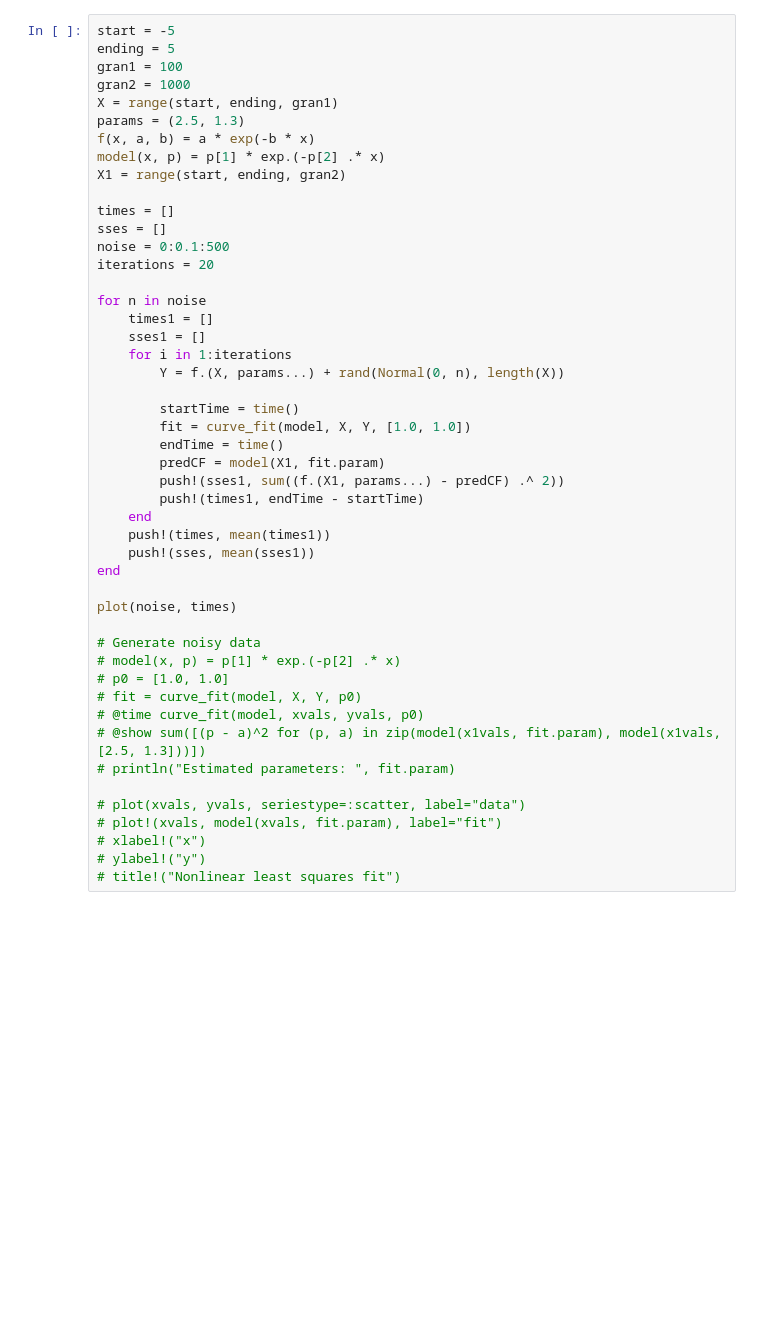
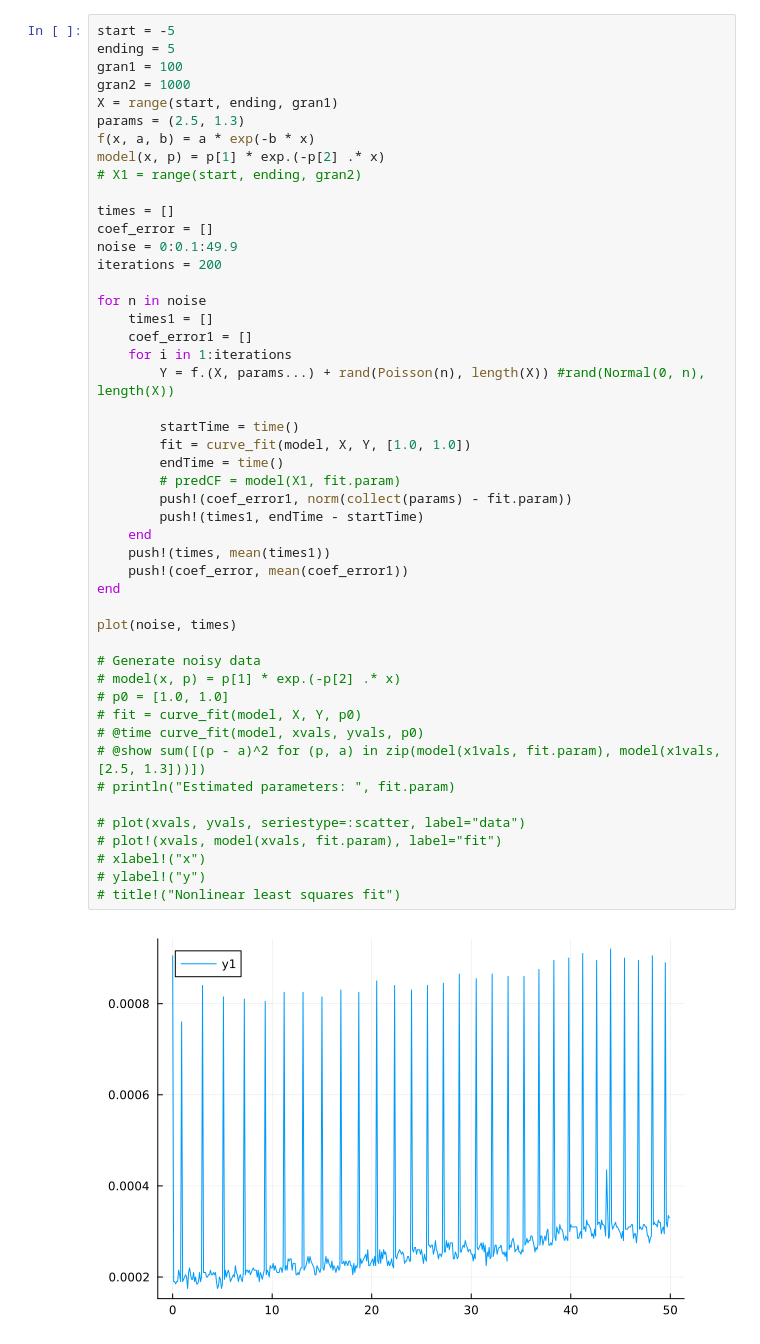
Before and after one commit to etmi7372/CSCI3656-Regression-Method-Comparison, a Jupyter notebook: Julia Nonlinear Regression.ipynb, the cells around one changed output. Saved outputs shown, nothing was run; the diff lists cells and outputs as text; blank space fills up the shorter version.

Commit message:
Chart creation nonlinear regression

```diff
--- a/Julia Nonlinear Regression.ipynb
+++ b/Julia Nonlinear Regression.ipynb
@@ -12,43 +15,45 @@ X = range(start, ending, gran1)
 params = (2.5, 1.3)
 f(x, a, b) = a * exp(-b * x)
 model(x, p) = p[1] * exp.(-p[2] .* x)
-X1 = range(start, ending, gran2)
+# X1 = range(start, ending, gran2)
 
 times = []
-sses = []
-noise = 0:0.1:500
-iterations = 20
+coef_error = []
+noise = 0:0.1:49.9
+iterations = 200
 
 for n in noise
     times1 = []
-    sses1 = []
+    coef_error1 = []
     for i in 1:iterations
-        Y = f.(X, params...) + rand(Normal(0, n), length(X))
+        Y = f.(X, params...) + rand(Poisson(n), length(X)) #rand(Normal(0, n), length(X))
 
         startTime = time()
         fit = curve_fit(model, X, Y, [1.0, 1.0])
         endTime = time()
-        predCF = model(X1, fit.param)
-        push!(sses1, sum((f.(X1, params...) - predCF) .^ 2))
+        # predCF = model(X1, fit.param)
+        push!(coef_error1, norm(collect(params) - fit.param))
         push!(times1, endTime - startTime)
     end
     push!(times, mean(times1))
-    push!(sses, mean(sses1))
+    push!(coef_error, mean(coef_error1))
 end
 
 plot(noise, times)
 
 # Generate noisy data
 # model(x, p) = p[1] * exp.(-p[2] .* x)
 # p0 = [1.0, 1.0]
 # fit = curve_fit(model, X, Y, p0)
 # @time curve_fit(model, xvals, yvals, p0)
 # @show sum([(p - a)^2 for (p, a) in zip(model(x1vals, fit.param), model(x1vals, [2.5, 1.3]))])
 # println("Estimated parameters: ", fit.param)
 
 # plot(xvals, yvals, seriestype=:scatter, label="data")
 # plot!(xvals, model(xvals, fit.param), label="fit")
 # xlabel!("x")
 # ylabel!("y")
 # title!("Nonlinear least squares fit")
+# %% [output]
+[figure, added]
 # %%
```
Also changed, not shown: parts of 8 cells of this notebook, 14 other files.
